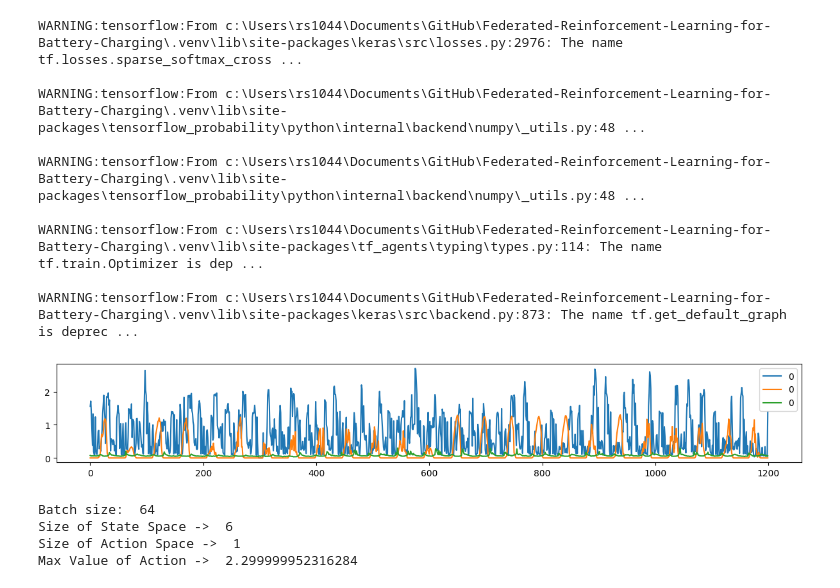
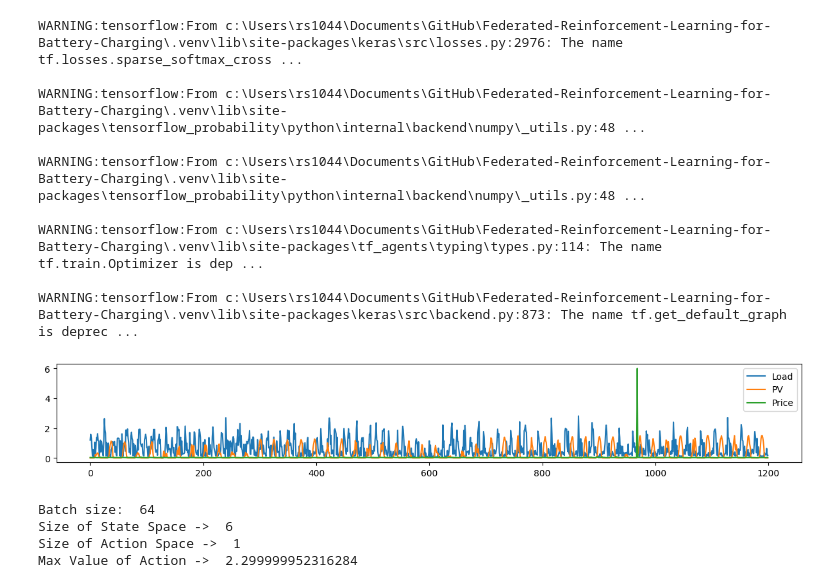
Before and after one commit to JonasSievers/Federated-Reinforcement-Learning-for-Battery-Charging, a Jupyter notebook: src/notebooks/DDPG_locallearning.ipynb, the cells around one changed output. Drawn from its saved outputs; the diff is of its cells as text; code cells hidden in the pictures.

Commit message:
Data structuring

```diff
--- a/src/notebooks/DDPG_locallearning.ipynb
+++ b/src/notebooks/DDPG_locallearning.ipynb
@@ -35,33 +36,52 @@ WARNING:tensorflow:From c:\Users\rs1044\Documents\GitHub\Federated-Reinforcement
 WARNING:tensorflow:From c:\Users\rs1044\Documents\GitHub\Federated-Reinforcement-Learning-for-Battery-Charging\.venv\lib\site-packages\tf_agents\typing\types.py:114: The name tf.train.Optimizer is dep ...
 
 WARNING:tensorflow:From c:\Users\rs1044\Documents\GitHub\Federated-Reinforcement-Learning-for-Battery-Charging\.venv\lib\site-packages\keras\src\backend.py:873: The name tf.get_default_graph is deprec ...
-# %%
-# Load data
-# To Dos: Clean data handler (not 2 methods), scaling, no missing data at some users
-num_buildings = 1
-building_data = {}
-path = '../../data/'
-for idx in range(num_buildings):
-    data_train = DL.get_customer_data(DL.loadData(path+'load1011.csv'), DL.loadPrice(path+'price_wo_outlier.csv'), customer=idx+1)
-    data_eval = DL.get_customer_data(DL.loadData(path+'load1112_wo_leap.csv'), DL.loadPrice(path+'price_wo_outlier.csv'), customer=idx+1)
-    data_test = DL.get_customer_data(DL.loadData(path+'load1213.csv'), DL.loadPrice(path+'price_wo_outlier.csv'), customer=idx+1)
-
-    # Store data in the dictionary
-    building_data[f"building_{idx}"] = {
-        'train': {'load': data_train[0], 'pv': data_train[1], 'price': data_train[2]},
-        'eval': {'load': data_eval[0], 'pv': data_eval[1], 'price': data_eval[2]},
-        'test': {'load': data_test[0], 'pv': data_test[1], 'price': data_test[2]}
-    }
-
-# Plotting
-fig, ax = plt.subplots(figsize=(15,2))
-building_data[f"building_{0}"]['train']['load'][:1200].plot(label='Load', ax=ax)
-building_data[f"building_{0}"]['train']['pv'][:1200].plot(label='PV', ax=ax)
-building_data[f"building_{0}"]['train']['price'][:1200].plot(label='Price', ax=ax)
-plt.legend()
-plt.show()
-# %% [output]
-[figure, removed]
+# %%
+#Get data
+num_buildings = 1
+building_data = {}
+
+cwd = os.path.normpath(os.path.dirname(os.path.dirname(os.getcwd())))
+df = pd.read_csv(cwd+'/data/3final_data/Final_Energy_dataset.csv', index_col='Date')
+df.index = pd.to_datetime(df.index)
+df.fillna(0, inplace=True)
+
+# Get the first date from the index
+
+start_date = df.index.min()
+train_end_date = start_date + pd.DateOffset(years=1)
+eval_end_date = start_date + pd.DateOffset(years=2)
+test_end_date = start_date + pd.DateOffset(years=3)
+
+# Filter the DataFrame for eval and test periods
+df_train = df[(df.index < train_end_date)]
+df_eval = df[(df.index >= train_end_date) & (df.index < eval_end_date)]
+df_test = df[(df.index >= eval_end_date) & (df.index < test_end_date)]
+
+# Assuming num_buildings is defined as the number of buildings you have
+for idx in range(num_buildings):
+    # Extract columns for each building and each dataset
+    cols = [f'load{idx+1}', f'pv{idx+1}', 'fuelmix', 'Price']
+    data_train = df_train[cols].reset_index(drop=True)
+    data_eval = df_eval[cols].reset_index(drop=True)
+    data_test = df_test[cols].reset_index(drop=True)
+
+    # Store data in the dictionary with the required structure
+    building_data[f"building_{idx}"] = {
+        'train': {'load': data_train[f'load{idx+1}'], 'pv': data_train[f'pv{idx+1}'], 'fuelmix': data_train['fuelmix'], 'price': data_train['Price']},
+        'eval': {'load': data_eval[f'load{idx+1}'], 'pv': data_eval[f'pv{idx+1}'], 'fuelmix': data_eval['fuelmix'], 'price': data_eval['Price']},
+        'test': {'load': data_test[f'load{idx+1}'], 'pv': data_test[f'pv{idx+1}'], 'fuelmix': data_test['fuelmix'], 'price': data_test['Price']}
+    }
+
+# Plotting
+fig, ax = plt.subplots(figsize=(15,2))
+building_data[f"building_{0}"]['train']['load'][:1200].plot(label='Load', ax=ax)
+building_data[f"building_{0}"]['train']['pv'][:1200].plot(label='PV', ax=ax)
+building_data[f"building_{0}"]['train']['price'][:1200].plot(label='Price', ax=ax)
+plt.legend()
+plt.show()
+# %% [output]
+[figure, added]
 # %%
 batch_size = 64
 
```
Also changed, not shown: parts of 2 cells of this notebook, 6 other files.
